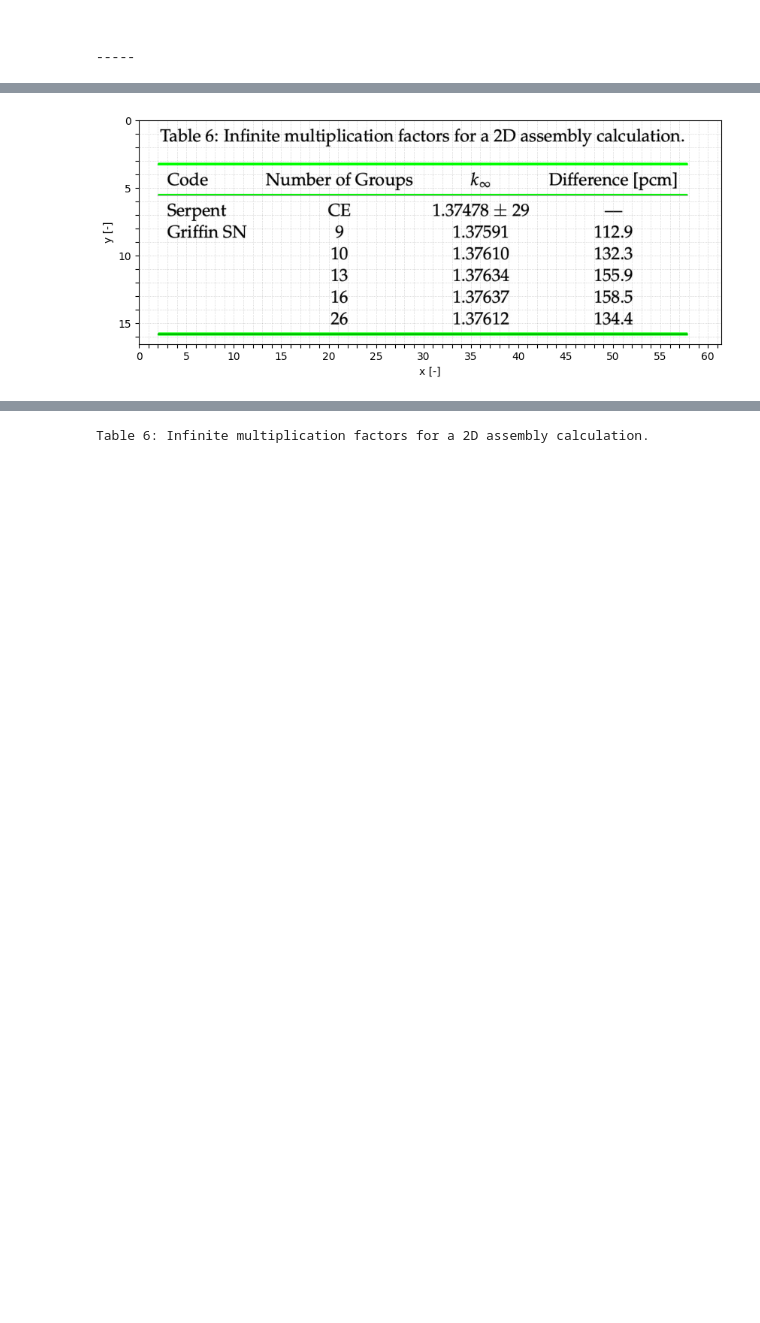
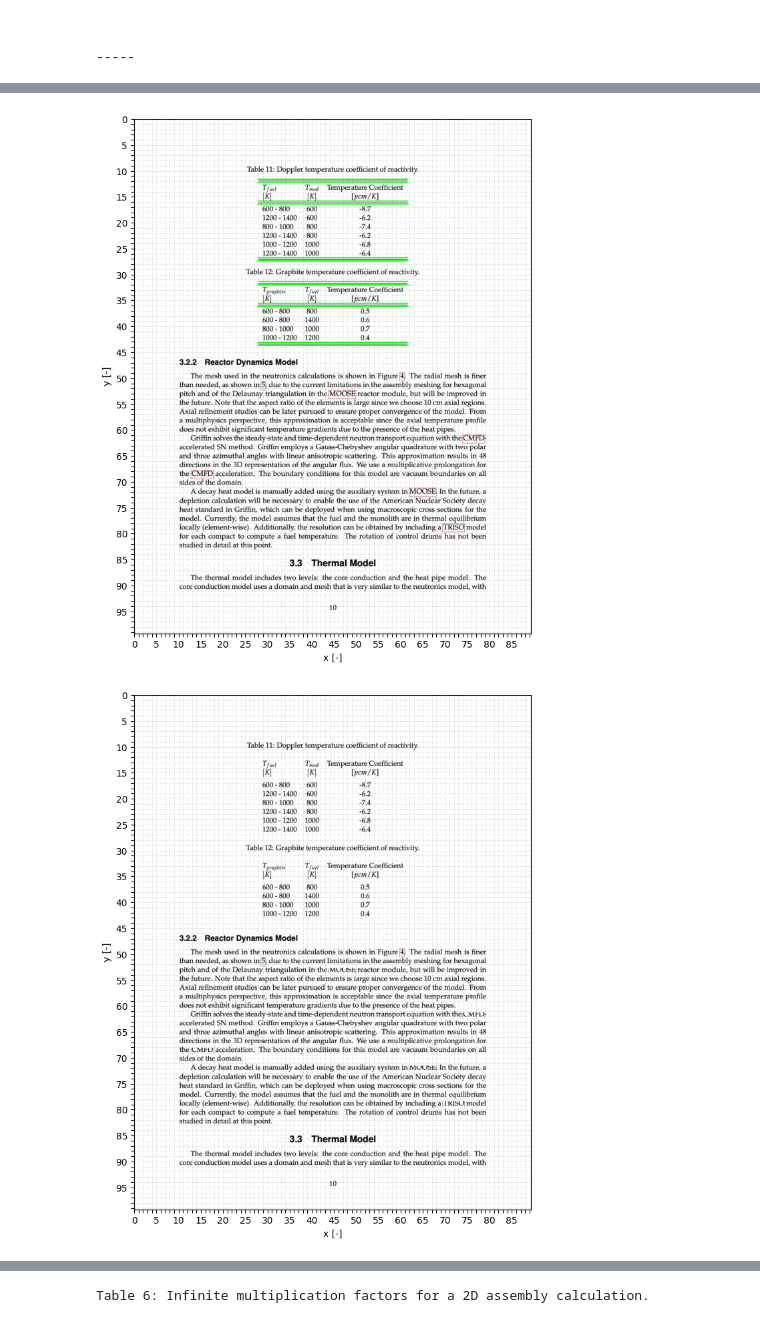
Before and after one commit to a-gis-001/a-gis, a Jupyter notebook: notebooks/Untitled3.ipynb, the cells around one changed output, grey strips where cells are left out. Drawn from its saved outputs; the diff is of its cells as text; code cells hidden in the pictures; blank space fills up the shorter version.

```diff
--- a/notebooks/Untitled3.ipynb
+++ b/notebooks/Untitled3.ipynb
@@ -1241,15 +1241,26 @@ the core. In the axial direction, the fuel has three spectral zones with the spe
 -----
 # %%
 import A_GIS
+import matplotlib
 
-image = A_GIS.Image.open(path="/Users/ww5/Downloads/table.jpg").convert('L')
+image = A_GIS.Image.open(path="/Users/ww5/bin/selected.png")
+#A_GIS.Image.show(image=image,wh_scale=[22,34])
+
 binary = A_GIS.Image.create_binary(threshold=220,image=image).image
-A_GIS.Image.show(image=binary,cmap='gray',xy_scale=[22,34])
+#A_GIS.Image.show(image=binary,cmap='gray',wh_scale=[22,34])
 
-result = A_GIS.Image.get_character_scale(image=image,iterations=4)
-xy_scale = result.xy_scale
+result = A_GIS.Image.get_character_scale(image=image,iterations=4,min_area=5,threshold=150)
+wh_scale = [50,50]
+matplotlib.pyplot.hist(result.widths, bins=40, cumulative=True,edgecolor='black')
+
+#print(result.heights)
+print('guess',result.wh_scales[-1])
+#result.wh_scale
+wh_scale = result.wh_scales[-1]
+print('calculated',result.wh_scales)
+print('assigned',wh_scale)
 A_GIS.Image.show(image=result.debug_images[-1],
-                 xy_scale=result.xy_scales[-1],
+                 wh_scale=wh_scale,
                  nticks=1,
                  nlabels=5,
                  grid=True)
@@ -1259,12 +1290,21 @@ A_GIS.Image.show(image=result.debug_images[-1],
 # %%
-result=A_GIS.Image.find_lines(image=image)
+result=A_GIS.Image.find_lines(image=image,wh_scale=wh_scale,dilation_iterations=3)
+
 A_GIS.Image.show(image=result.debug_image,
-                 xy_scale=xy_scale,
+                 wh_scale=wh_scale,
                  nticks=1,
                  nlabels=5,
                  grid=True)
+masked_image = A_GIS.Image.remove_by_mask(image=image,mask=result.lines_mask).image
+
+A_GIS.Image.show(image=masked_image,
+                 wh_scale=wh_scale,
+                 nticks=1,
+                 nlabels=5,
+                 grid=True)
 # %% [output]
-[figure, old version]
+[figure, new version]
+[figure, added]
 # %%
 import A_GIS
 import numpy as np
```
Also changed, not shown: parts of 7 cells of this notebook, 6 other files.
